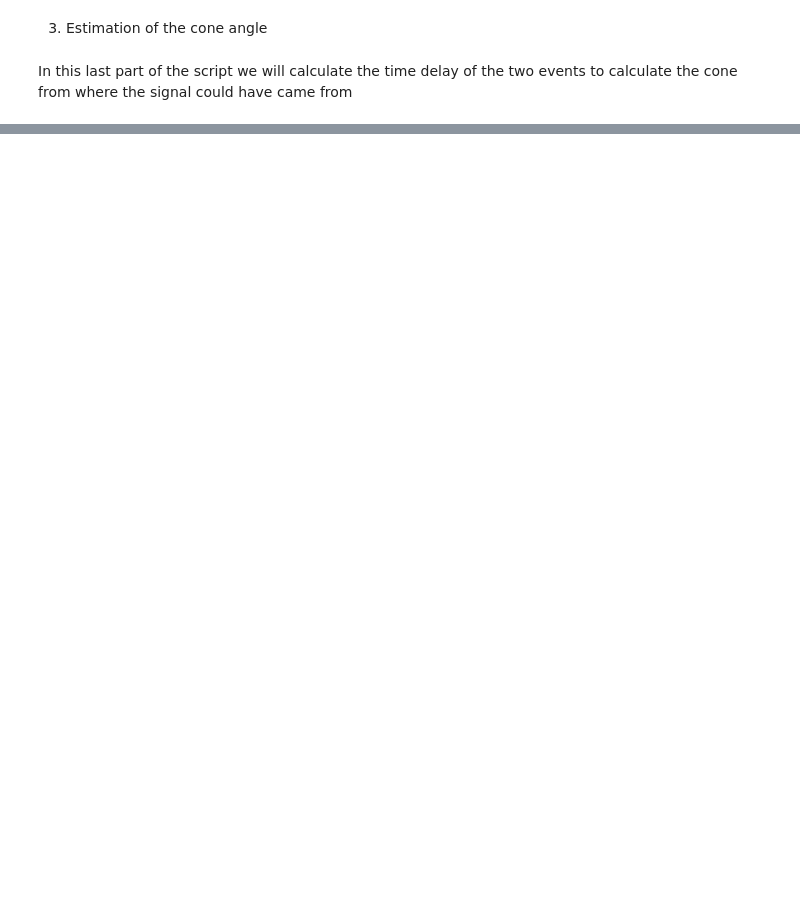
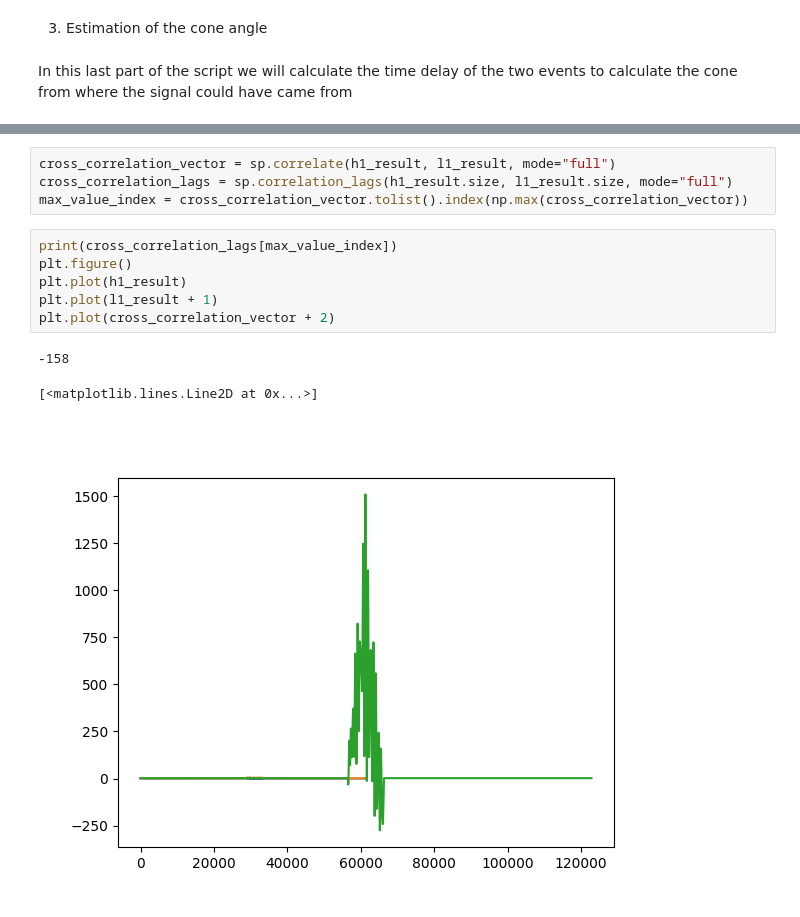
Before and after one commit to CocoMZ/PASA-P1, a Jupyter notebook: main.ipynb, the cells around one changed output, grey strips where cells are left out. Cells and saved outputs as stored; diff of their text form; blank space fills up the shorter version.

```diff
--- a/main.ipynb
+++ b/main.ipynb
@@ -297,0 +296,14 @@ Maximum n value:  61439  out of  131072
+# %%
+cross_correlation_vector = sp.correlate(h1_result, l1_result, mode="full")
+cross_correlation_lags = sp.correlation_lags(h1_result.size, l1_result.size, mode="full")
+max_value_index = cross_correlation_vector.tolist().index(np.max(cross_correlation_vector))
+# %%
+print(cross_correlation_lags[max_value_index])
+plt.figure()
+plt.plot(h1_result)
+plt.plot(l1_result + 1)
+plt.plot(cross_correlation_vector + 2)
+# %% [output]
+-158
+[<matplotlib.lines.Line2D at 0x...>]
+[figure, added]
```
Also changed, not shown: parts of 9 cells of this notebook, 1 other file.
